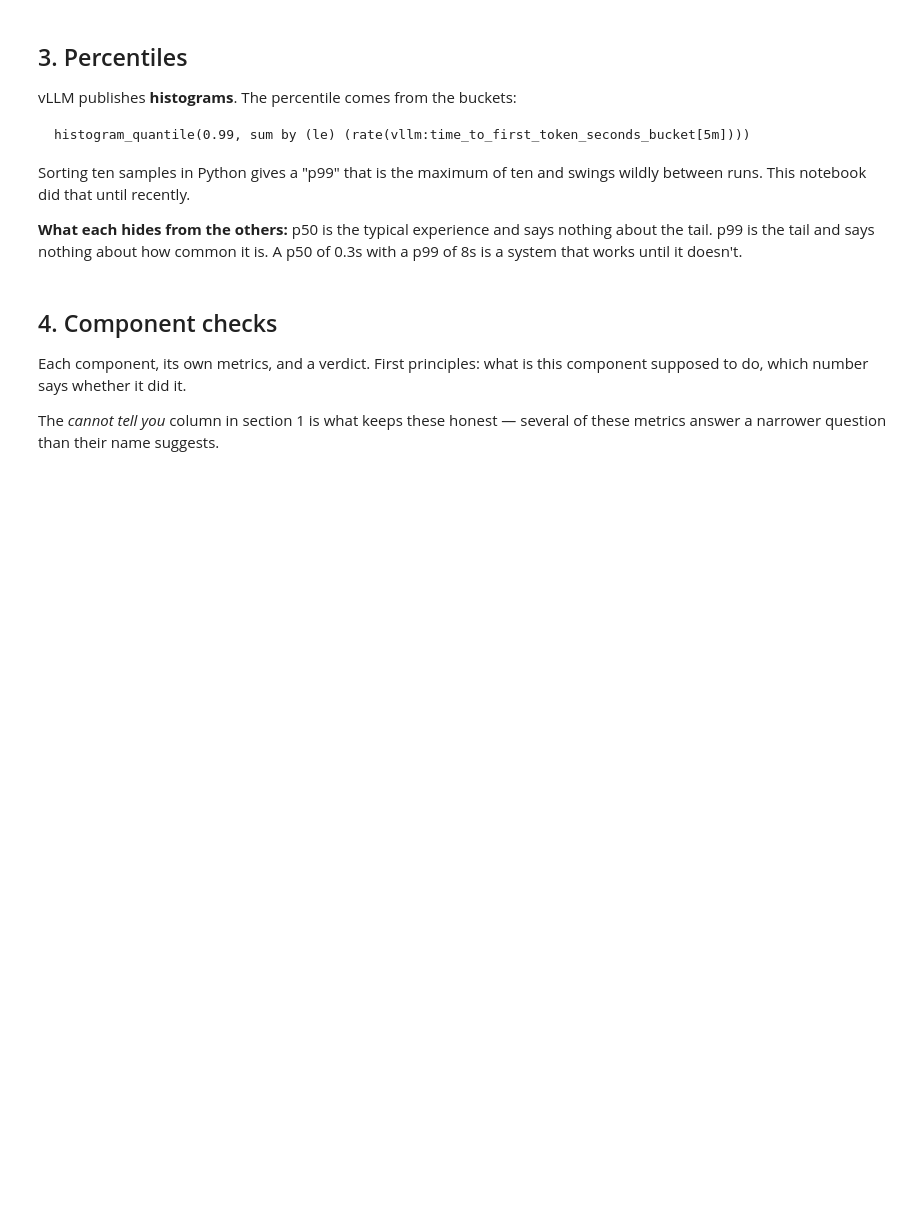
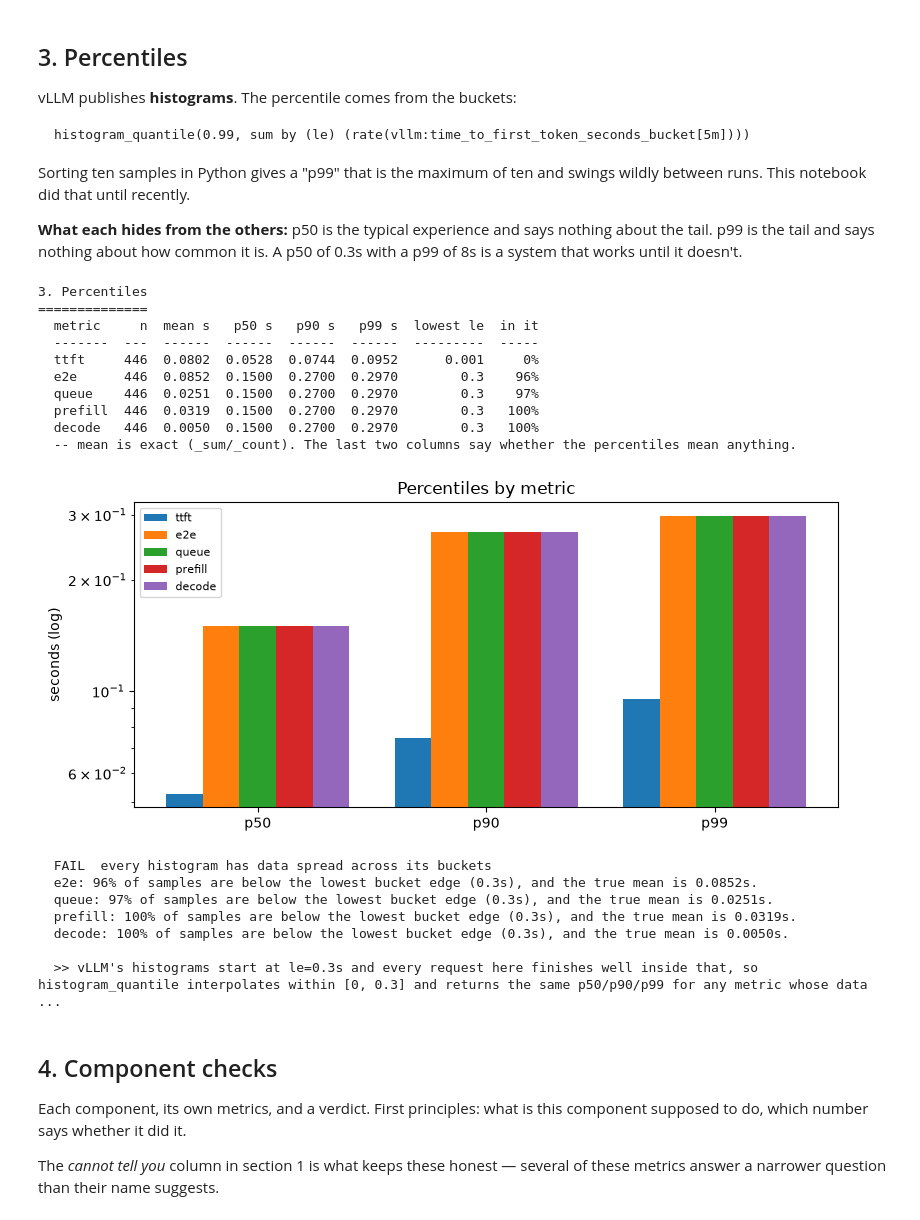
Before and after one commit to harshuljain13/Dodona, a Jupyter notebook: benchmarking/02-metrics/notebook.ipynb, the cells around one changed output. Drawn from its saved outputs; the diff is of its cells as text; code cells hidden in the pictures; blank space fills up the shorter version.

```diff
--- a/benchmarking/02-metrics/notebook.ipynb
+++ b/benchmarking/02-metrics/notebook.ipynb
@@ -177,3 +175,72 @@ else:
+# %%
+report.heading('3. Percentiles')
+cell = lambda x: f'{x:.4f}' if x is not None else '—'
+rows, series, saturated = [], {}, []
+for name in ('ttft', 'tpot', 'e2e', 'queue', 'prefill', 'decode'):
+    q, stats = prom.quantiles(name, qs=(0.5, 0.9, 0.99)), prom.histogram_stats(name)
+    if not q and not stats:
+        continue
+    # How much of the data sits in the histogram's LOWEST bucket. If all
+    # of it does, every quantile is an interpolation inside that one
+    # bucket and carries no information about the real distribution.
+    b = prom.bucket_saturation(name)
+    frac = b.get('fraction_in_lowest', 0)
+    if frac > 0.9:
+        saturated.append((name, b.get('lowest_edge'), frac, stats.get('mean', 0)))
+    rows.append([name, f"{stats.get('count', 0):,.0f}",
+                 f"{stats.get('mean', 0):.4f}",
+                 cell(q.get(0.5)), cell(q.get(0.9)), cell(q.get(0.99)),
+                 f"{b.get('lowest_edge', 0):g}", f'{frac:.0%}'])
+    if q:
+        series[name] = [q.get(0.5, 0), q.get(0.9, 0), q.get(0.99, 0)]
+
+if rows:
+    report.table(['metric', 'n', 'mean s', 'p50 s', 'p90 s', 'p99 s',
+                  'lowest le', 'in it'], rows,
+                 note='mean is exact (_sum/_count). The last two columns say '
+                      'whether the percentiles mean anything.')
+    report.bar('Percentiles by metric', ['p50', 'p90', 'p99'], series,
+               ylabel='seconds (log)', log=True)
+
+    report.verdict(not saturated,
+                   'every histogram has data spread across its buckets')
+    for name, edge, frac, mean in saturated:
+        report.text(f'{name}: {frac:.0%} of samples are below the lowest bucket '
+                    f'edge ({edge:g}s), and the true mean is {mean:.4f}s.')
+    if saturated:
+        edge = saturated[0][1]
+        report.conclusion(
+            f'vLLM\'s histograms start at le={edge:g}s and every request here finishes '
+            f'well inside that, so histogram_quantile interpolates within [0, {edge:g}] '
+            'and returns the same p50/p90/p99 for any metric whose data is '
+            'entirely below it. That is why e2e, queue, prefill and decode read '
+            'identically while their means differ by 17x. MORE LOAD DOES NOT FIX '
+            'THIS — only slower requests or a finer bucket layout would. At this '
+            'latency quote the mean, or use TTFT, whose buckets start at 0.001s.')
+    else:
+        report.conclusion('Buckets are populated, so the percentiles carry '
+                          'information about the distribution.')
+else:
+    report.text('No histogram data yet.')
+# %% [output]
+3. Percentiles
+==============
+  metric     n  mean s   p50 s   p90 s   p99 s  lowest le  in it
+  -------  ---  ------  ------  ------  ------  ---------  -----
+  ttft     446  0.0802  0.0528  0.0744  0.0952      0.001     0%
+  e2e      446  0.0852  0.1500  0.2700  0.2970        0.3    96%
+  queue    446  0.0251  0.1500  0.2700  0.2970        0.3    97%
+  prefill  446  0.0319  0.1500  0.2700  0.2970        0.3   100%
+  decode   446  0.0050  0.1500  0.2700  0.2970        0.3   100%
+  -- mean is exact (_sum/_count). The last two columns say whether the percentiles mean anything.
+[figure, added]
+  FAIL  every histogram has data spread across its buckets
+  e2e: 96% of samples are below the lowest bucket edge (0.3s), and the true mean is 0.0852s.
+  queue: 97% of samples are below the lowest bucket edge (0.3s), and the true mean is 0.0251s.
+  prefill: 100% of samples are below the lowest bucket edge (0.3s), and the true mean is 0.0319s.
+  decode: 100% of samples are below the lowest bucket edge (0.3s), and the true mean is 0.0050s.
+
+  >> vLLM's histograms start at le=0.3s and every request here finishes well inside that, so histogram_quantile interpolates within [0, 0.3] and returns the same p50/p90/p99 for any metric whose data  ...
 # %% [markdown]
 ## 4. Component checks
 
```
Also changed, not shown: parts of 12 cells of this notebook, 3 other files.
